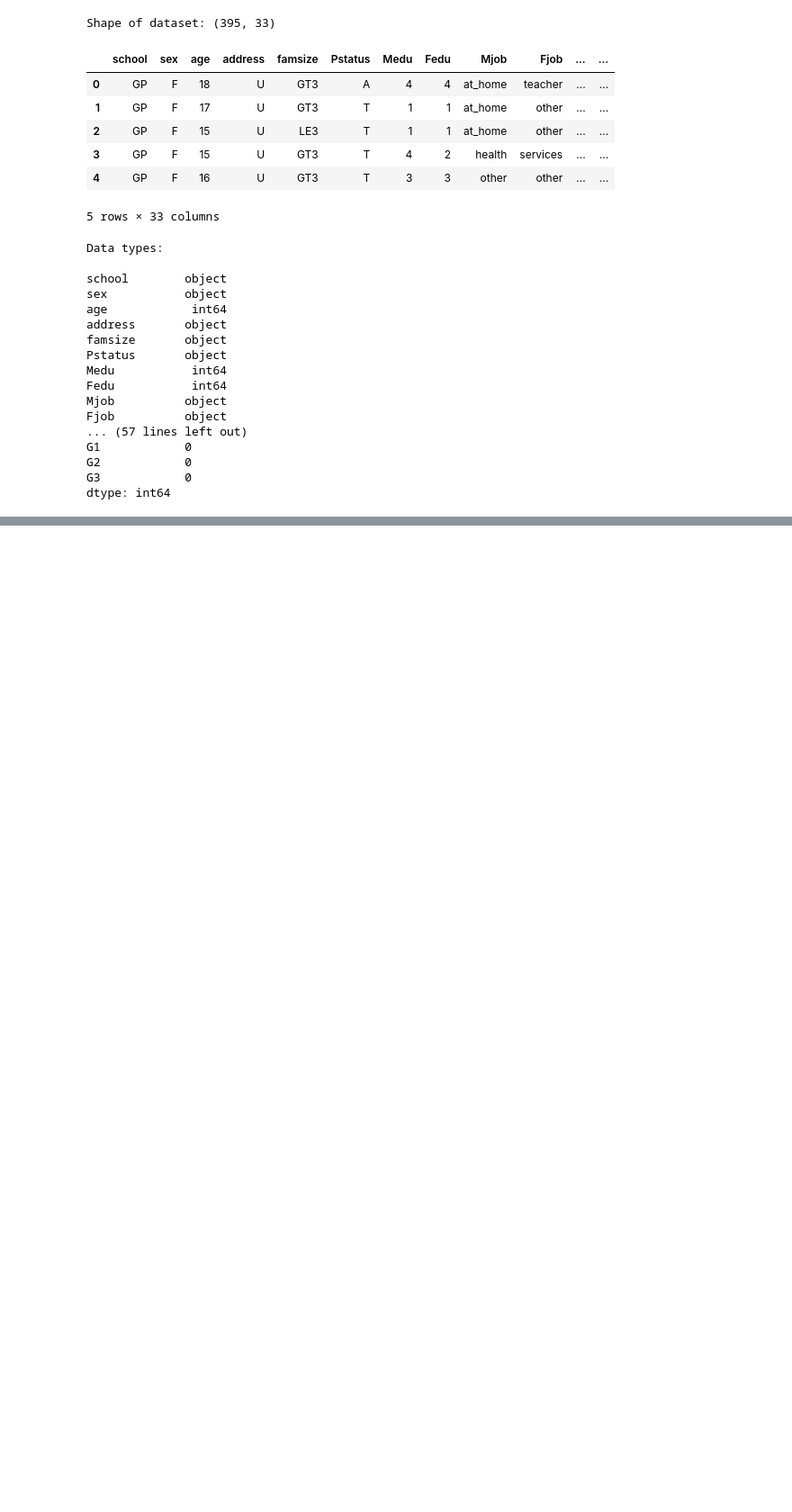
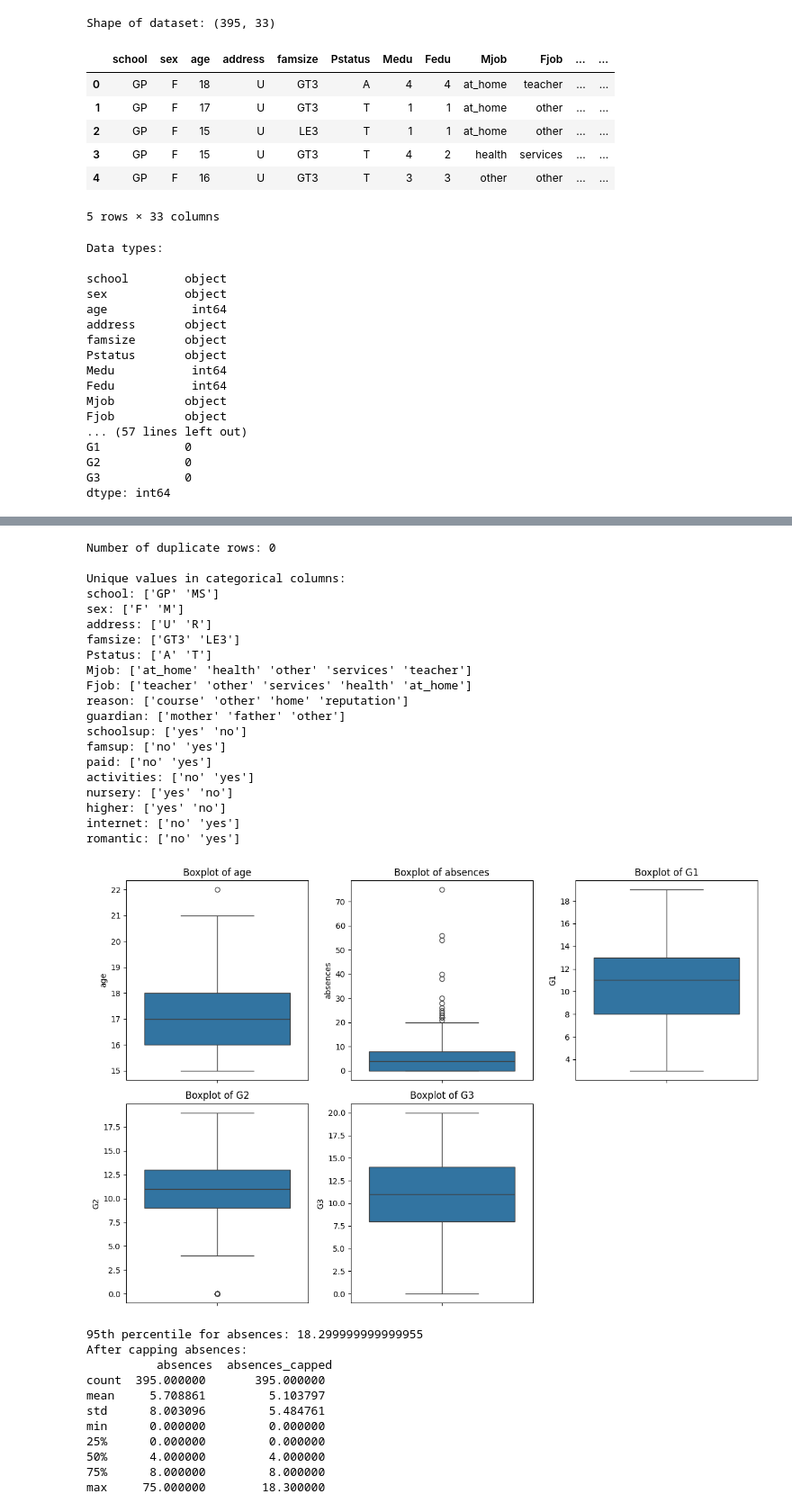
Before and after one commit to Shahbazi-Amir/Student_Performance_Prediction, a Jupyter notebook: student_performance_pipeline.ipynb, the cells around one changed output, grey strips where cells are left out. Shown at 90% size. Cells and saved outputs as stored; diff of their text form; code cells hidden in the pictures; blank space fills up the shorter version.

```diff
--- a/student_performance_pipeline.ipynb
+++ b/student_performance_pipeline.ipynb
@@ -121,3 +121,72 @@ df.describe()
 | 50% | 17.000000 | 3.000000 | 2.000000 | 1.000000 | 2.000000 | 0.000000 | 4.000000 | 3.000000 | 3.000000 | 1.000000 | ... |
 | 75% | 18.000000 | 4.000000 | 3.000000 | 2.000000 | 2.000000 | 0.000000 | 5.000000 | 4.000000 | 4.000000 | 2.000000 | ... |
 | max | 22.000000 | 4.000000 | 4.000000 | 4.000000 | 4.000000 | 3.000000 | 5.000000 | 5.000000 | 5.000000 | 5.000000 | ... |
+# %%
+# Import necessary libraries
+import seaborn as sns
+import matplotlib.pyplot as plt
+
+# Load the dataset
+df = pd.read_csv('dataset/student-mat.csv', sep=';', quotechar='"')
+
+# 1. Check for duplicate rows
+print("Number of duplicate rows:", df.duplicated().sum())
+
+# 2. Check unique values in categorical columns to ensure consistency
+categorical_columns = ['school', 'sex', 'address', 'famsize', 'Pstatus',
+                      'Mjob', 'Fjob', 'reason', 'guardian', 'schoolsup',
+                      'famsup', 'paid', 'activities', 'nursery', 'higher',
+                      'internet', 'romantic']
+
+print("\nUnique values in categorical columns:")
+for col in categorical_columns:
+    print(f"{col}: {df[col].unique()}")
+
+# 3. Visualize outliers for key numerical columns
+numerical_columns = ['age', 'absences', 'G1', 'G2', 'G3']
+plt.figure(figsize=(12, 8))
+for i, col in enumerate(numerical_columns, 1):
+    plt.subplot(2, 3, i)
+    sns.boxplot(y=df[col])
+    plt.title(f'Boxplot of {col}')
+plt.tight_layout()
+plt.show()
+
+# 4. Optional: Handle outliers (example: cap absences at 95th percentile)
+absences_95th = df['absences'].quantile(0.95)
+df['absences_capped'] = df['absences'].clip(upper=absences_95th)
+print(f"95th percentile for absences: {absences_95th}")
+print("After capping absences:\n", df[['absences', 'absences_capped']].describe())
+# %% [output]
+Number of duplicate rows: 0
+
+Unique values in categorical columns:
+school: ['GP' 'MS']
+sex: ['F' 'M']
+address: ['U' 'R']
+famsize: ['GT3' 'LE3']
+Pstatus: ['A' 'T']
+Mjob: ['at_home' 'health' 'other' 'services' 'teacher']
+Fjob: ['teacher' 'other' 'services' 'health' 'at_home']
+reason: ['course' 'other' 'home' 'reputation']
+guardian: ['mother' 'father' 'other']
+schoolsup: ['yes' 'no']
+famsup: ['no' 'yes']
+paid: ['no' 'yes']
+activities: ['no' 'yes']
+nursery: ['yes' 'no']
+higher: ['yes' 'no']
+internet: ['no' 'yes']
+romantic: ['no' 'yes']
+[figure, added]
+95th percentile for absences: 18.299999999999955
+After capping absences:
+          absences  absences_capped
+count  395.000000       395.000000
+mean     5.708861         5.103797
+std      8.003096         5.484761
+min      0.000000         0.000000
+25%      0.000000         0.000000
+50%      4.000000         4.000000
+75%      8.000000         8.000000
+max     75.000000        18.300000
```
Also changed, not shown: parts of 1 cell of this notebook, 1 other file.
